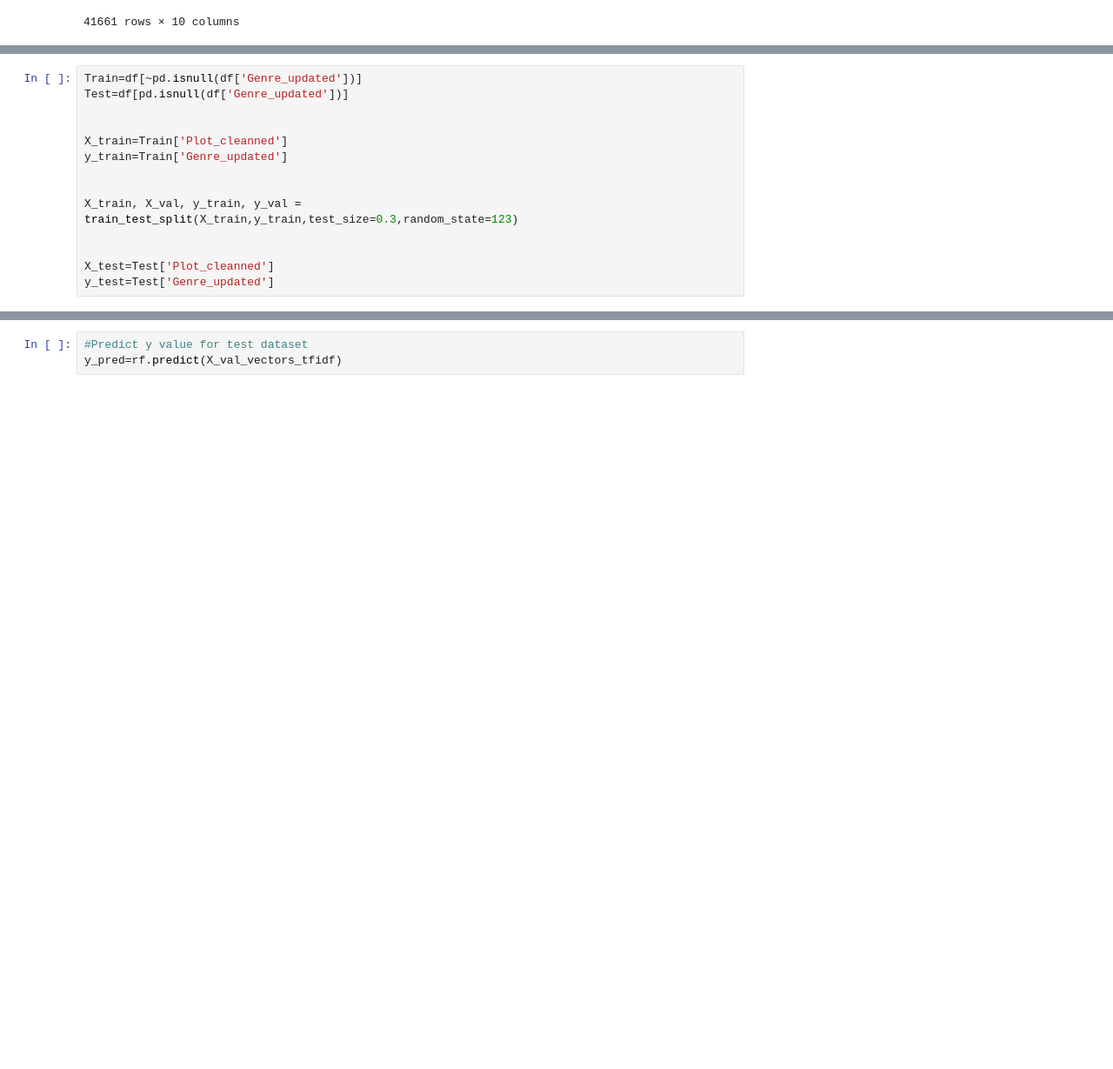
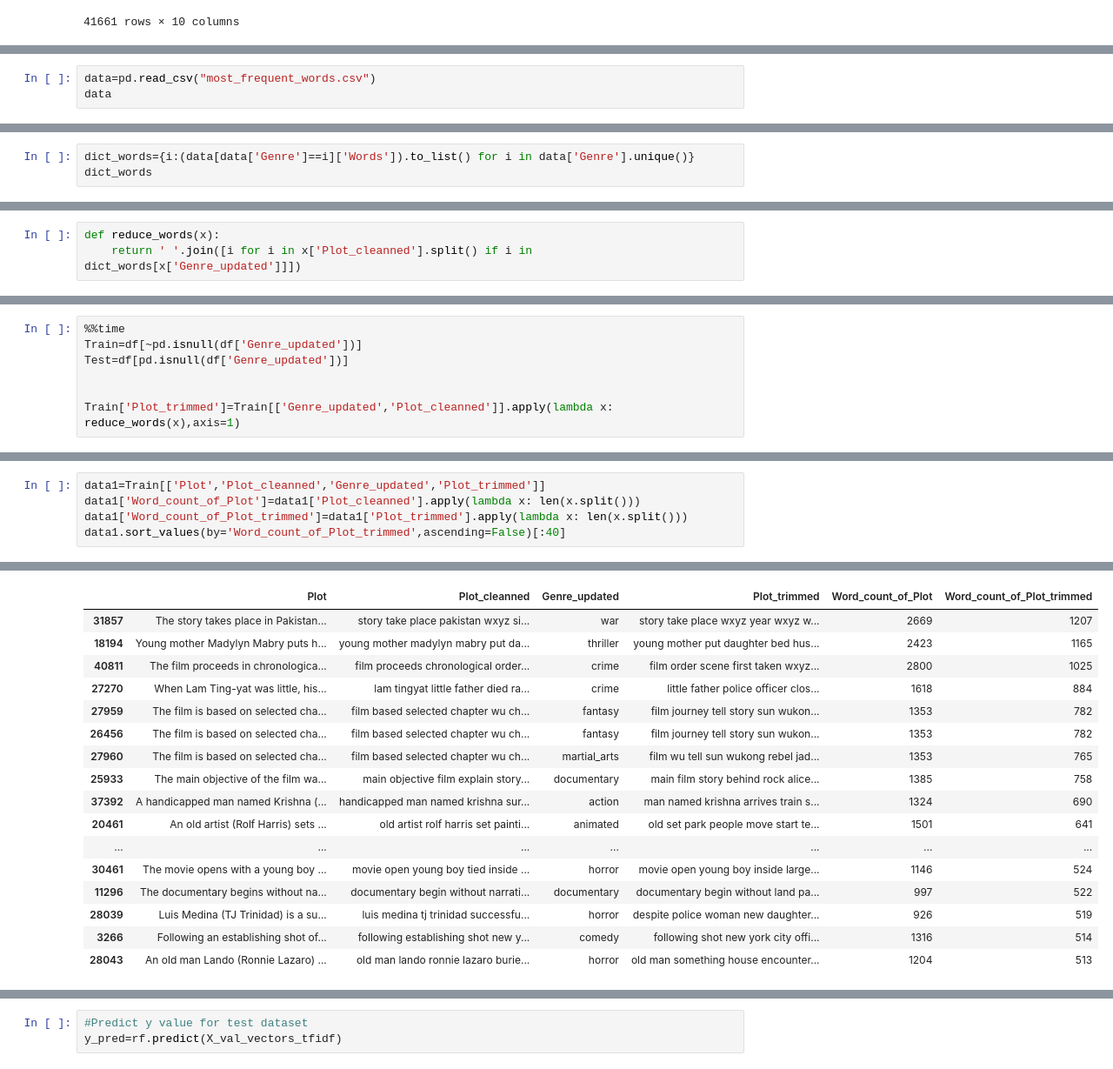
Before and after one commit to erickeagle/Wikipedia-Movies-Data-EDA-NLP-Redcommendation-System-, a Jupyter notebook: Model-Building.ipynb, the cells around one changed output, grey strips where cells are left out. Shown at 87% size. Saved outputs shown, nothing was run; the diff lists cells and outputs as text; blank space fills up the shorter version.

```diff
--- a/Model-Building.ipynb
+++ b/Model-Building.ipynb
@@ -69,0 +67,3 @@ data.sort_values(by='Len_of_Plot')[:40]
+# %%
+data=pd.read_csv("most_frequent_words.csv")
+data
@@ -69,0 +84,3 @@ data.sort_values(by='Len_of_Plot')[:40]
+# %%
+dict_words={i:(data[data['Genre']==i]['Words']).to_list() for i in data['Genre'].unique()}
+dict_words
@@ -69,0 +105,3 @@ data.sort_values(by='Len_of_Plot')[:40]
+# %%
+def reduce_words(x):
+    return ' '.join([i for i in x['Plot_cleanned'].split() if i in  dict_words[x['Genre_updated']]])
@@ -70,14 +125,7 @@ data.sort_values(by='Len_of_Plot')[:40]
 # %%
+%%time
 Train=df[~pd.isnull(df['Genre_updated'])]
 Test=df[pd.isnull(df['Genre_updated'])]
 
 
-X_train=Train['Plot_cleanned']
-y_train=Train['Genre_updated']
-
-
-X_train, X_val, y_train, y_val = train_test_split(X_train,y_train,test_size=0.3,random_state=123)
-
-
-X_test=Test['Plot_cleanned']
-y_test=Test['Genre_updated']
+Train['Plot_trimmed']=Train[['Genre_updated','Plot_cleanned']].apply(lambda x: reduce_words(x),axis=1)
@@ -83,0 +138,6 @@ y_test=Test['Genre_updated']
+# %%
+data1=Train[['Plot','Plot_cleanned','Genre_updated','Plot_trimmed']]
+data1['Word_count_of_Plot']=data1['Plot_cleanned'].apply(lambda x: len(x.split()))
+data1['Word_count_of_Plot_trimmed']=data1['Plot_trimmed'].apply(lambda x: len(x.split()))
+data1.sort_values(by='Word_count_of_Plot_trimmed',ascending=False)[:40]
+# %% [output]
@@ -83,0 +154,17 @@ y_test=Test['Genre_updated']
+|  | Plot | Plot_cleanned | Genre_updated | Plot_trimmed | Word_count_of_Plot | Word_count_of_Plot_trimmed |
+| 31857 | The story takes place in Pakistan... | story take place pakistan wxyz si... | war | story take place wxyz year wxyz w... | 2669 | 1207 |
+| 18194 | Young mother Madylyn Mabry puts h... | young mother madylyn mabry put da... | thriller | young mother put daughter bed hus... | 2423 | 1165 |
+| 40811 | The film proceeds in chronologica... | film proceeds chronological order... | crime | film order scene first taken wxyz... | 2800 | 1025 |
+| 27270 | When Lam Ting-yat was little, his... | lam tingyat little father died ra... | crime | little father police officer clos... | 1618 | 884 |
+| 27959 | The film is based on selected cha... | film based selected chapter wu ch... | fantasy | film journey tell story sun wukon... | 1353 | 782 |
+| 26456 | The film is based on selected cha... | film based selected chapter wu ch... | fantasy | film journey tell story sun wukon... | 1353 | 782 |
+| 27960 | The film is based on selected cha... | film based selected chapter wu ch... | martial_arts | film wu tell sun wukong rebel jad... | 1353 | 765 |
+| 25933 | The main objective of the film wa... | main objective film explain story... | documentary | main film story behind rock alice... | 1385 | 758 |
+| 37392 | A handicapped man named Krishna (... | handicapped man named krishna sur... | action | man named krishna arrives train s... | 1324 | 690 |
+| 20461 | An old artist (Rolf Harris) sets ... | old artist rolf harris set painti... | animated | old set park people move start te... | 1501 | 641 |
+| ... | ... | ... | ... | ... | ... | ... |
+| 30461 | The movie opens with a young boy ... | movie open young boy tied inside ... | horror | movie open young boy inside large... | 1146 | 524 |
+| 11296 | The documentary begins without na... | documentary begin without narrati... | documentary | documentary begin without land pa... | 997 | 522 |
+| 28039 | Luis Medina (TJ Trinidad) is a su... | luis medina tj trinidad successfu... | horror | despite police woman new daughter... | 926 | 519 |
+| 3266 | Following an establishing shot of... | following establishing shot new y... | comedy | following shot new york city offi... | 1316 | 514 |
+| 28043 | An old man Lando (Ronnie Lazaro) ... | old man lando ronnie lazaro burie... | horror | old man something house encounter... | 1204 | 513 |
```
Also changed, not shown: parts of 16 cells of this notebook, 1 other file.
